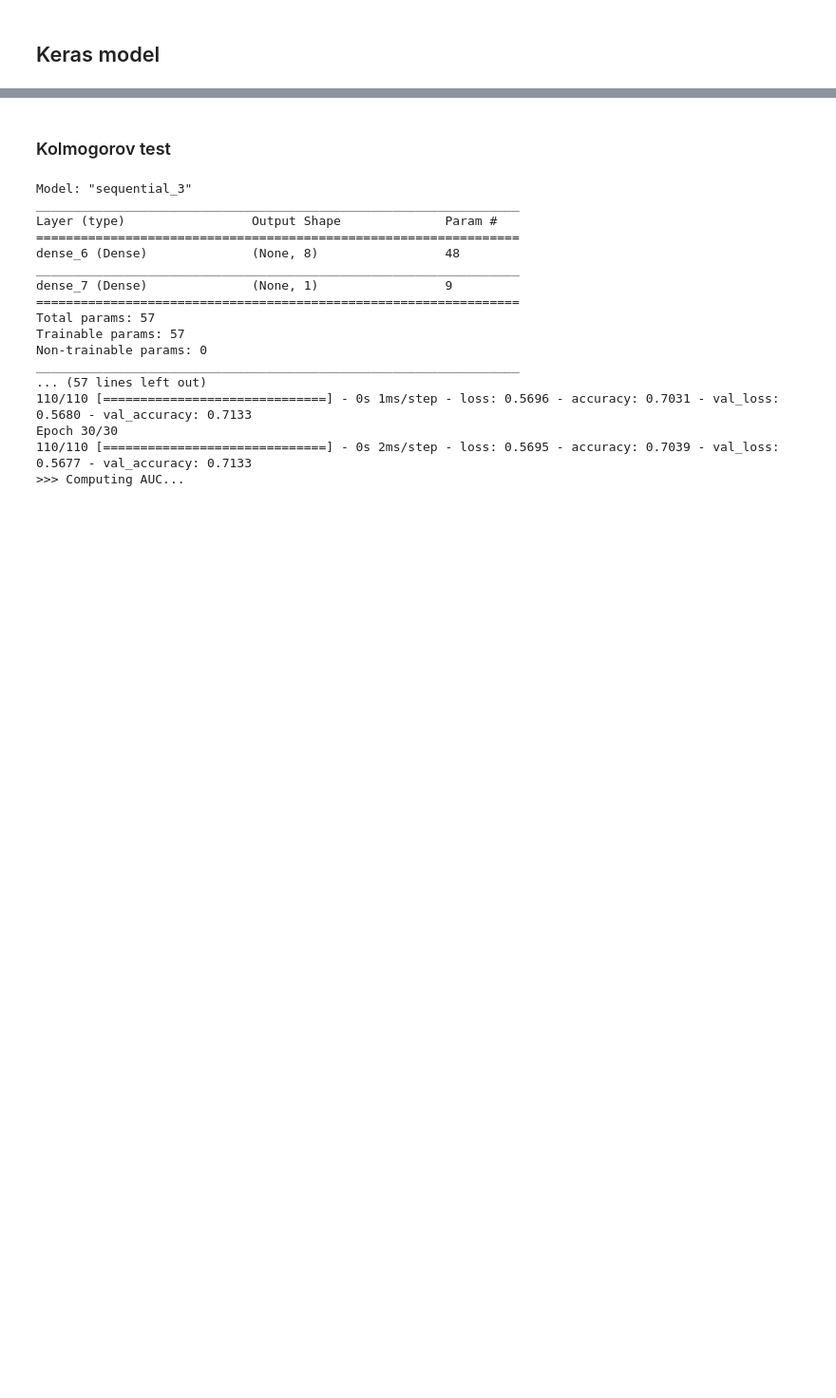
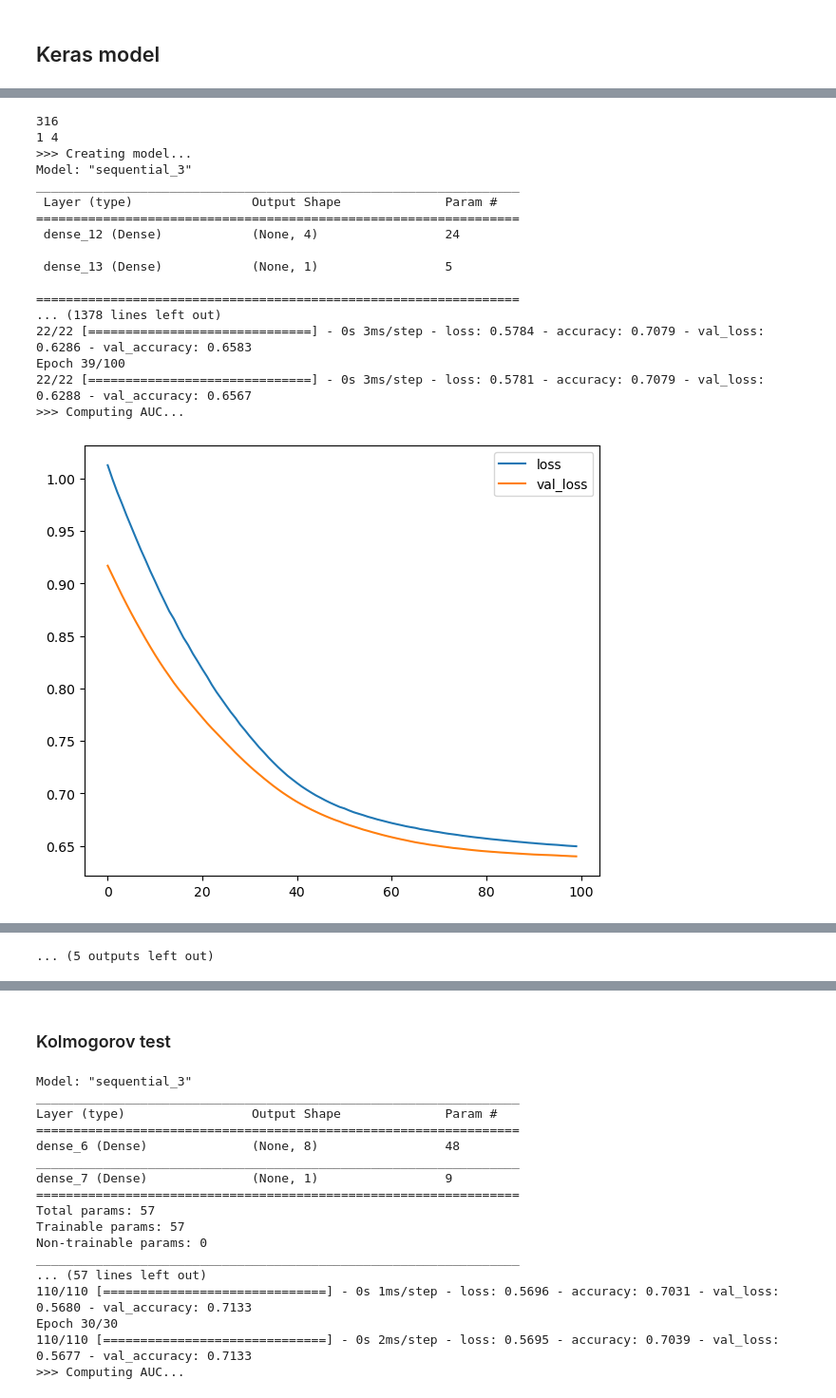
Before and after one commit to AuroraPerego/ML_classification, a Jupyter notebook: Training_v3_resolved_weights_Aurora.ipynb, the cells around one changed output, grey strips where cells are left out. Shown at 95% size. Saved outputs shown, nothing was run; the diff lists cells and outputs as text; code cells hidden in the pictures; blank space fills up the shorter version.

```diff
--- a/Training_v3_resolved_weights_Aurora.ipynb
+++ b/Training_v3_resolved_weights_Aurora.ipynb
@@ -334,0 +316,28 @@ def run(nlayers, nnodes, N, output, epoche=100 , use_weights=False):
+# %%
+#use_weights = True
+for N in [int(x) for x in np.logspace(2.5,3,2)]:  #(a,b,c) c numbers from 10^a to 10^b
+    print(N)
+    for nlayer in [1,2]:
+        for nnodes in [4,8]:
+            print(nlayer,nnodes)
+            run(nlayer,nnodes, N, "results_train_stella.csv",100, False)
+            #run(nlayer,nnodes, N, "results_Aurora_weights.csv",100, use_weights) if use_weights==True else run(nlayer,nnodes, N, "results_Aurora_noweights.csv", 100,use_weights)
+# %% [output]
+316
+1 4
+>>> Creating model...
+Model: "sequential_3"
+_________________________________________________________________
+ Layer (type)                Output Shape              Param #
+=================================================================
+ dense_12 (Dense)            (None, 4)                 24
+
+ dense_13 (Dense)            (None, 1)                 5
+
+=================================================================
+... (1378 lines left out)
+22/22 [==============================] - 0s 3ms/step - loss: 0.5784 - accuracy: 0.7079 - val_loss: 0.6286 - val_accuracy: 0.6583
+Epoch 39/100
+22/22 [==============================] - 0s 3ms/step - loss: 0.5781 - accuracy: 0.7079 - val_loss: 0.6288 - val_accuracy: 0.6567
+>>> Computing AUC...
+[figure, added]
@@ -334,0 +354 @@ def run(nlayers, nnodes, N, output, epoche=100 , use_weights=False):
+... (5 outputs left out)
```
Also changed, not shown: parts of 28 cells of this notebook, 1 other file.
